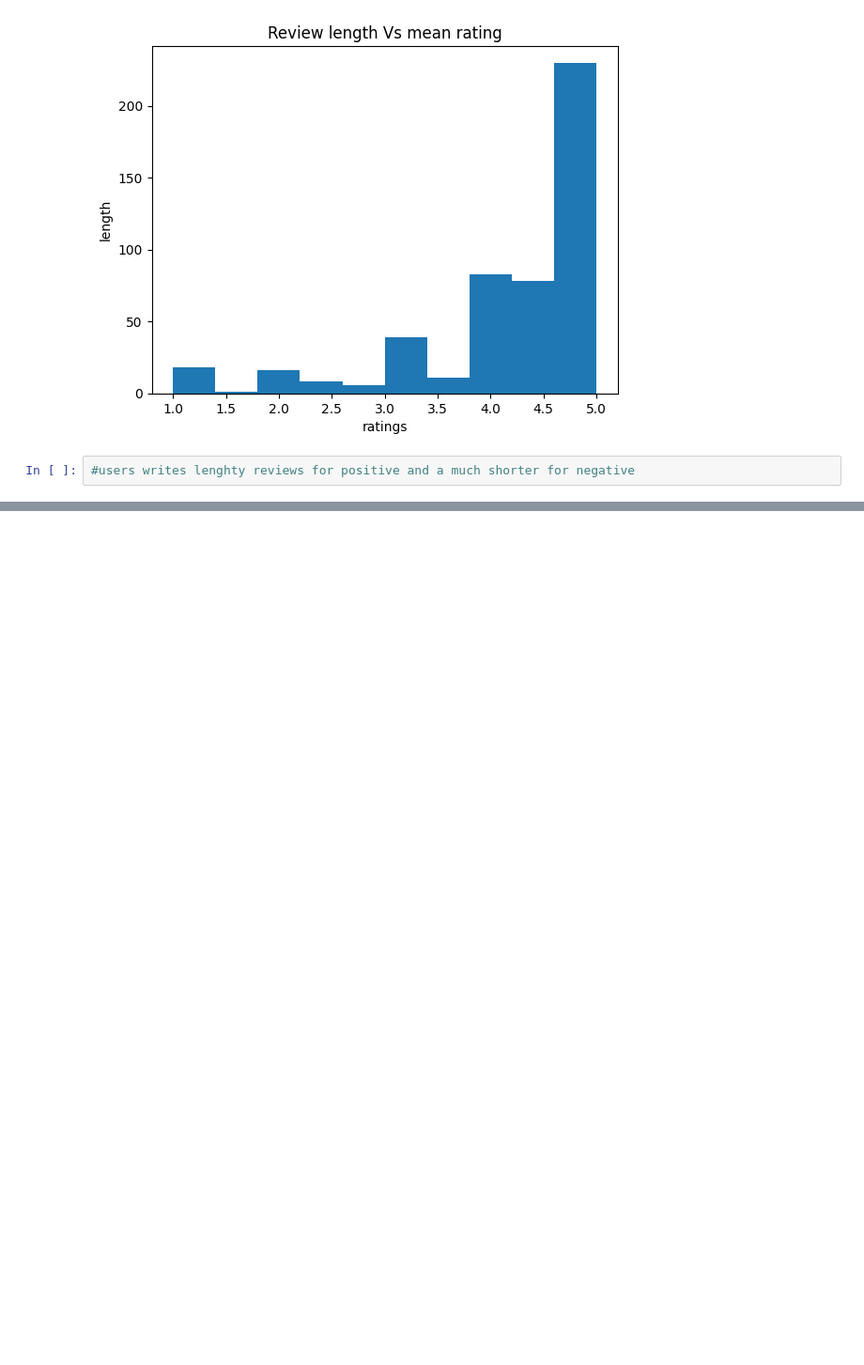
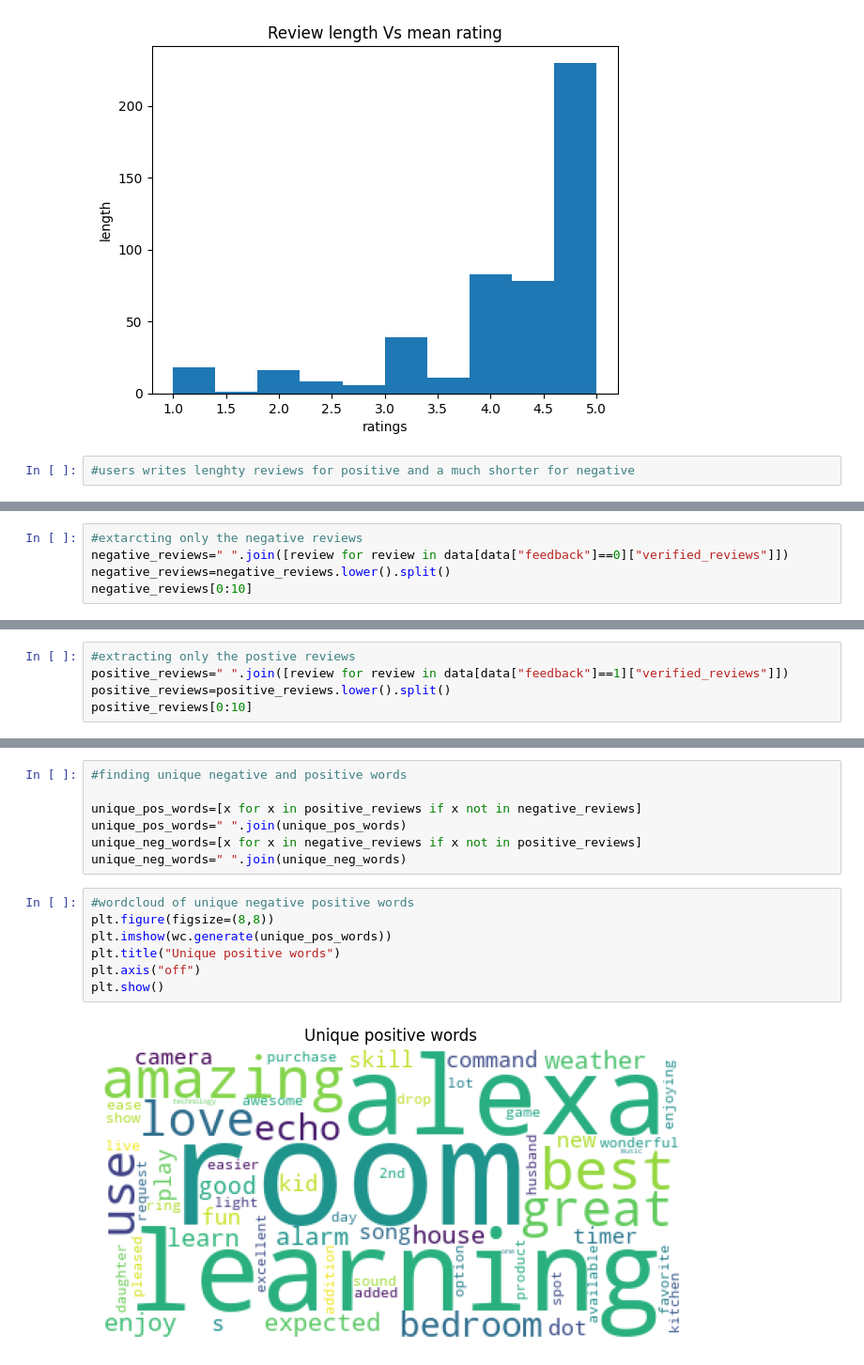
Before and after one commit to S1nen/Sentiment-Analysis-System, a Jupyter notebook: notebooks/EDA.ipynb, the cells around one changed output, grey strips where cells are left out. Shown at 94% size. Drawn from its saved outputs; the diff is of its cells as text; blank space fills up the shorter version.

```diff
--- a/notebooks/EDA.ipynb
+++ b/notebooks/EDA.ipynb
@@ -308,0 +335,5 @@ cv=CountVectorizer(stop)
+# %%
+#extarcting only the negative reviews
+negative_reviews=" ".join([review for review in data[data["feedback"]==0]["verified_reviews"]])
+negative_reviews=negative_reviews.lower().split()
+negative_reviews[0:10]
@@ -308,0 +351,5 @@ cv=CountVectorizer(stop)
+# %%
+#extracting only the postive reviews
+positive_reviews=" ".join([review for review in data[data["feedback"]==1]["verified_reviews"]])
+positive_reviews=positive_reviews.lower().split()
+positive_reviews[0:10]
@@ -308,0 +367,16 @@ cv=CountVectorizer(stop)
+# %%
+#finding unique negative and positive words
+
+unique_pos_words=[x for x in positive_reviews if x not in negative_reviews]
+unique_pos_words=" ".join(unique_pos_words)
+unique_neg_words=[x for x in negative_reviews if x not in positive_reviews]
+unique_neg_words=" ".join(unique_neg_words)
+# %%
+#wordcloud of unique negative positive words
+plt.figure(figsize=(8,8))
+plt.imshow(wc.generate(unique_pos_words))
+plt.title("Unique positive words")
+plt.axis("off")
+plt.show()
+# %% [output]
+[figure, added]
```
Also changed, not shown: parts of 8 cells of this notebook, 2 other files.
